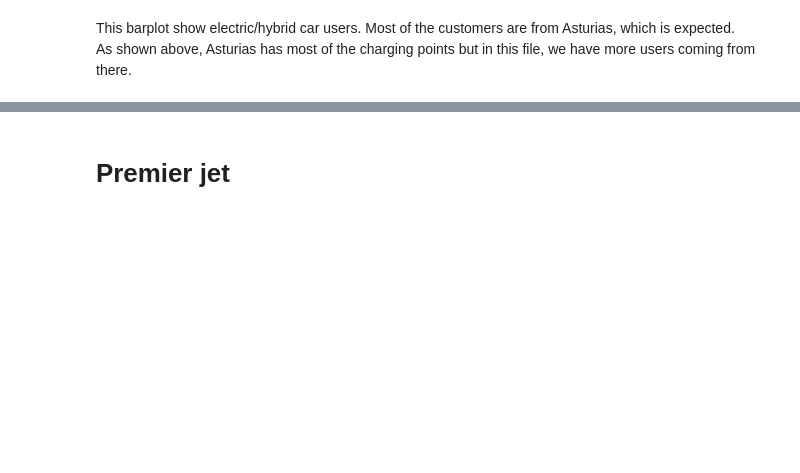
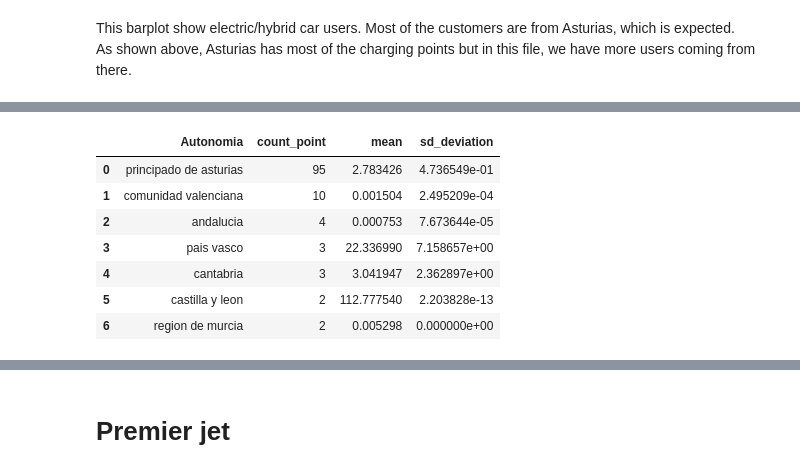
Before and after one commit to Ouardavalue/EDP, a Jupyter notebook: EDP.ipynb, the cells around one changed output, grey strips where cells are left out. Cells and saved outputs as stored; diff of their text form; code cells hidden in the pictures; blank space fills up the shorter version.

```diff
--- a/EDP.ipynb
+++ b/EDP.ipynb
@@ -474,0 +581,23 @@ fig.show()
+# %%
+import scipy.stats as scp
+df_points_dist_per_region = df_points_dist['Autonomia'].value_counts().rename_axis('Autonomia').reset_index(name='count_point')
+#df_points_dist_per_region["mean"] = [df_points_dist[df_points_dist["Autonomia"] == row_i["Autonomia"]].distances.mean for index_i, row_i in df_points_dist_per_region.iterrows()]
+df_points_dist_per_region["mean"] = [np.mean(df_points_dist[df_points_dist["Autonomia"] == row_i["Autonomia"]].distances.tolist())
+                                      for index_i, row_i in df_points_dist_per_region.iterrows()
+                                    ]
+df_points_dist_per_region["sd_deviation"] = [scp.sem(df_points_dist[df_points_dist["Autonomia"] == row_i["Autonomia"]].distances.tolist())
+                                      for index_i, row_i in df_points_dist_per_region.iterrows()
+                                    ]
+
+#h = se * scp.t.ppf((1 + confidence) / 2., n-1)
+    #return m, m-h, m+h
+df_points_dist_per_region
+# %% [output]
+|  | Autonomia | count_point | mean | sd_deviation |
+| 0 | principado de asturias | 95 | 2.783426 | 4.736549e-01 |
+| 1 | comunidad valenciana | 10 | 0.001504 | 2.495209e-04 |
+| 2 | andalucia | 4 | 0.000753 | 7.673644e-05 |
+| 3 | pais vasco | 3 | 22.336990 | 7.158657e+00 |
+| 4 | cantabria | 3 | 3.041947 | 2.362897e+00 |
+| 5 | castilla y leon | 2 | 112.777540 | 2.203828e-13 |
+| 6 | region de murcia | 2 | 0.005298 | 0.000000e+00 |
```
Also changed, not shown: parts of 46 cells of this notebook.
